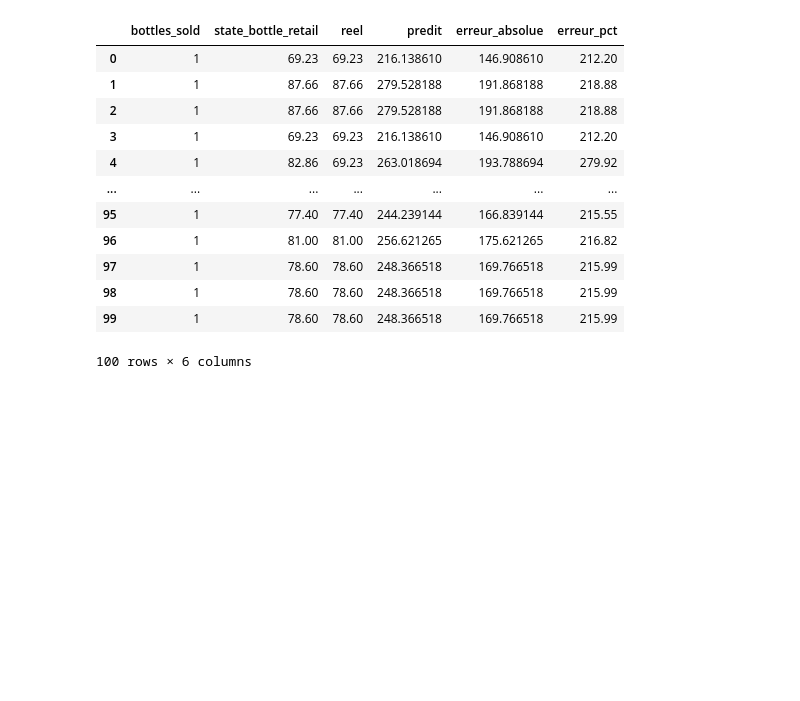
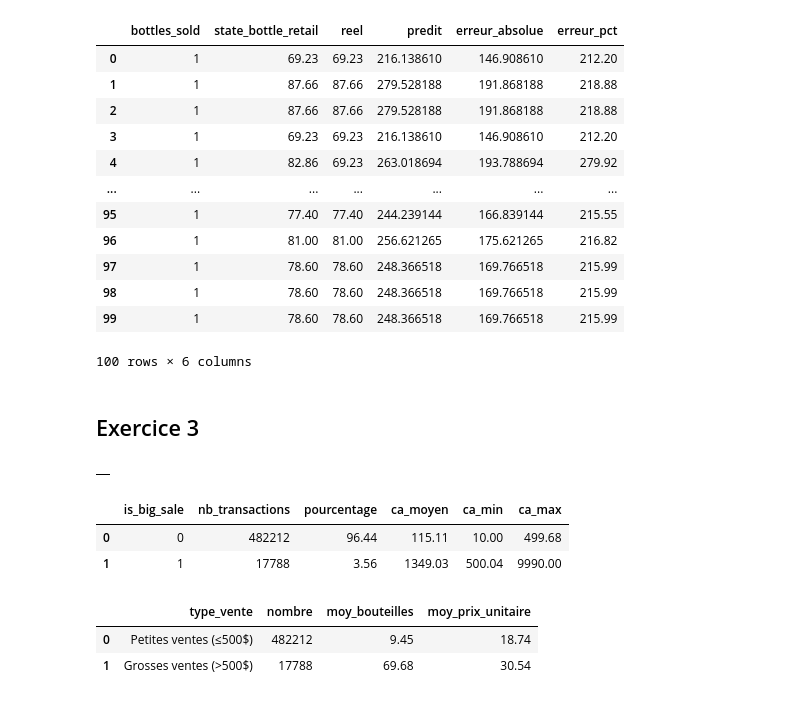
Before and after one commit to utopios/Idp_data, a Jupyter notebook: big_query/ml/Correction_TP_ML_QUERY.ipynb, the cells around one changed output. Cells and saved outputs as stored; diff of their text form; code cells hidden in the pictures; blank space fills up the shorter version.

Commit message:
Exercice 3

```diff
--- a/big_query/ml/Correction_TP_ML_QUERY.ipynb
+++ b/big_query/ml/Correction_TP_ML_QUERY.ipynb
@@ -302,3 +309,73 @@ FROM ML.PREDICT(MODEL `ml_models.iowa_linear_simple`,
 | 98 | 1 | 78.60 | 78.60 | 248.366518 | 169.766518 | 215.99 |
 | 99 | 1 | 78.60 | 78.60 | 248.366518 | 169.766518 | 215.99 |
 100 rows × 6 columns
+# %% [markdown]
+## Exercice 3
+# %%
+%%bigquery
+CREATE OR REPLACE TABLE `ml_models.iowa_sales_classification` AS
+SELECT
+  date,
+  EXTRACT(YEAR FROM date) AS annee,
+  EXTRACT(MONTH FROM date) AS mois,
+  EXTRACT(DAYOFWEEK FROM date) AS jour_semaine,
+  store_number,
+  store_name,
+  city,
+  county,
+  category_name,
+  vendor_name,
+  item_description,
+  bottle_volume_ml,
+  state_bottle_cost,
+  state_bottle_retail,
+  bottles_sold,
+  volume_sold_liters,
+  sale_dollars,
+  IF(sale_dollars > 500, 1, 0) AS is_big_sale
+FROM `bigquery-public-data.iowa_liquor_sales.sales`
+WHERE
+  sale_dollars BETWEEN 10 AND 10000
+  AND bottles_sold BETWEEN 1 AND 1000
+  AND date >= '2020-01-01'
+  AND sale_dollars IS NOT NULL
+  AND bottles_sold IS NOT NULL
+  AND state_bottle_retail IS NOT NULL
+  AND category_name IS NOT NULL
+  AND city IS NOT NULL
+  AND vendor_name IS NOT NULL
+LIMIT 500000;
+# %% [output]
+|  |
+# %%
+%%bigquery
+SELECT
+  is_big_sale,
+  COUNT(*) AS nb_transactions,
+  ROUND(100.0 * COUNT(*) / SUM(COUNT(*)) OVER(), 2) AS pourcentage,
+  ROUND(AVG(sale_dollars), 2) AS ca_moyen,
+  ROUND(MIN(sale_dollars), 2) AS ca_min,
+  ROUND(MAX(sale_dollars), 2) AS ca_max
+FROM `ml_models.iowa_sales_classification`
+GROUP BY is_big_sale
+ORDER BY is_big_sale;
+# %% [output]
+|  | is_big_sale | nb_transactions | pourcentage | ca_moyen | ca_min | ca_max |
+| 0 | 0 | 482212 | 96.44 | 115.11 | 10.00 | 499.68 |
+| 1 | 1 | 17788 | 3.56 | 1349.03 | 500.04 | 9990.00 |
+# %%
+%%bigquery
+SELECT
+  CASE
+    WHEN is_big_sale = 1 THEN 'Grosses ventes (>500$)'
+    ELSE 'Petites ventes (≤500$)'
+  END AS type_vente,
+  COUNT(*) AS nombre,
+  ROUND(AVG(bottles_sold), 2) AS moy_bouteilles,
+  ROUND(AVG(state_bottle_retail), 2) AS moy_prix_unitaire
+FROM `ml_models.iowa_sales_classification`
+GROUP BY type_vente;
+# %% [output]
+|  | type_vente | nombre | moy_bouteilles | moy_prix_unitaire |
+| 0 | Petites ventes (≤500$) | 482212 | 9.45 | 18.74 |
+| 1 | Grosses ventes (>500$) | 17788 | 69.68 | 30.54 |
```
Also changed, not shown: parts of 4 cells of this notebook.
